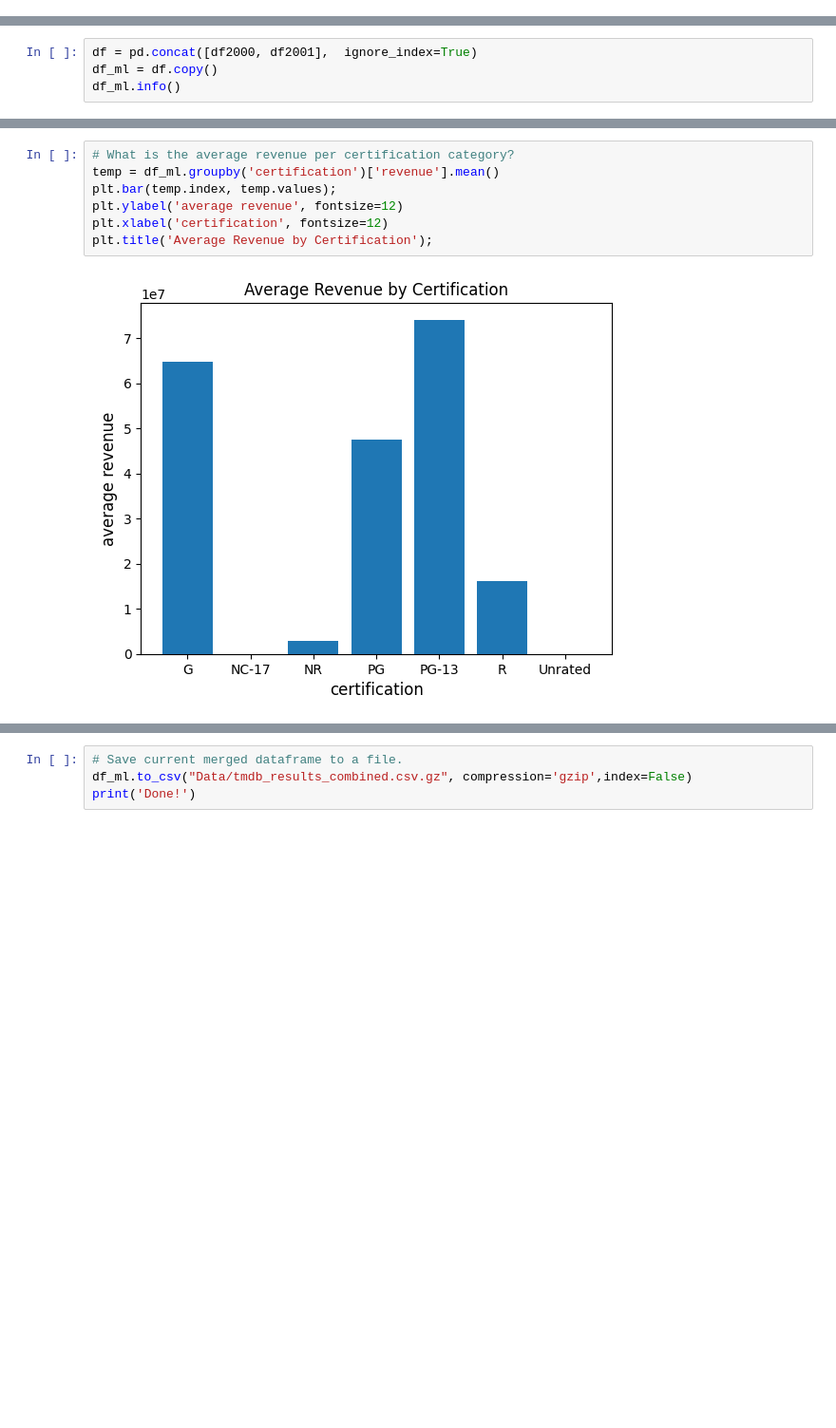
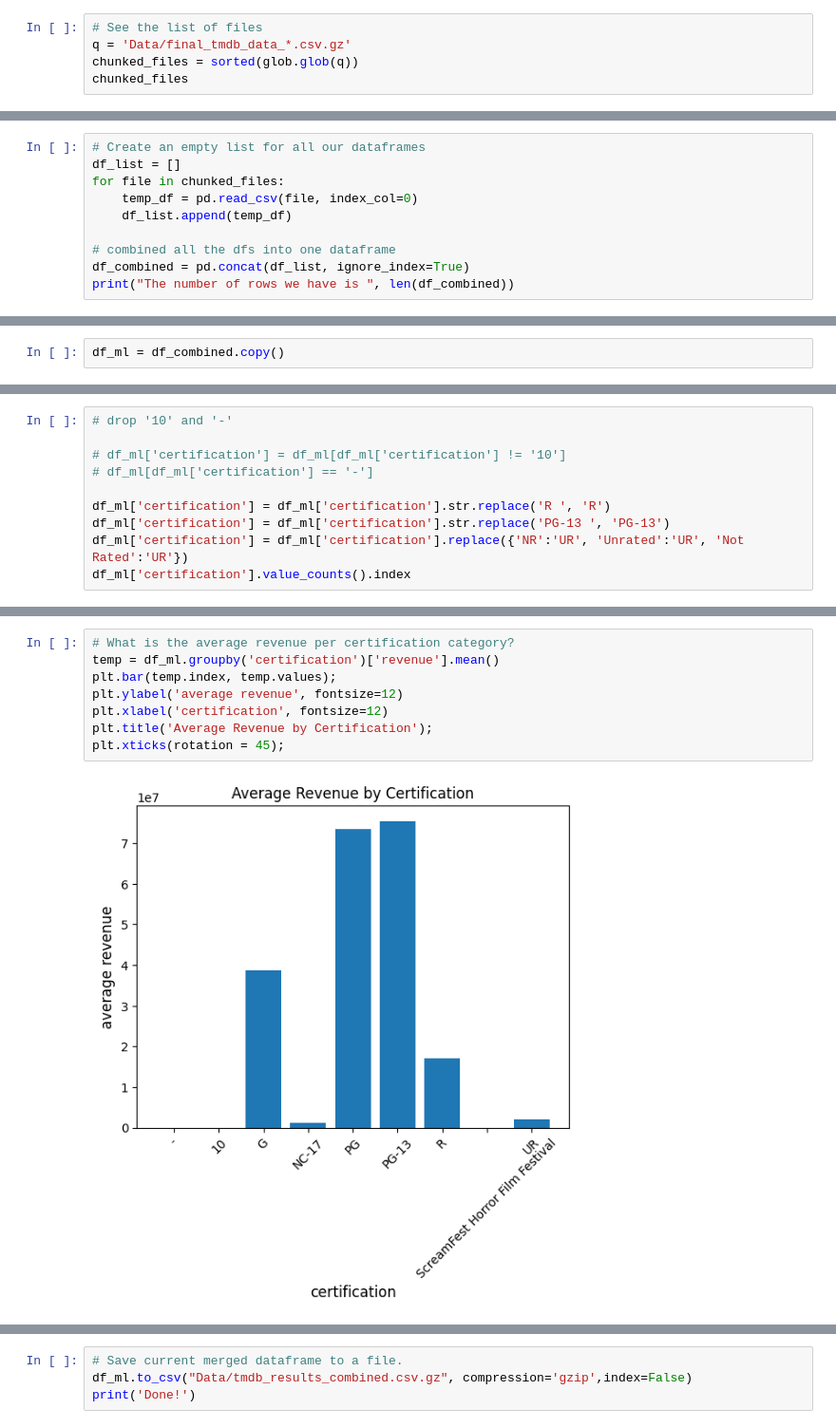
Before and after one commit to zevy613/Final-Project-The-Making-of-a-Successful-Movie, a Jupyter notebook: EDA.ipynb, the cells around one changed output, grey strips where cells are left out. Shown at 95% size. Saved outputs shown, nothing was run; the diff lists cells and outputs as text; blank space fills up the shorter version.

```diff
--- a/EDA.ipynb
+++ b/EDA.ipynb
@@ -8,0 +12,5 @@ df2001 = pd.read_csv('Data/final_tmdb_data_2000.csv.gz')
+# %%
+# See the list of files
+q = 'Data/final_tmdb_data_*.csv.gz'
+chunked_files = sorted(glob.glob(q))
+chunked_files
@@ -8,0 +40,10 @@ df2001 = pd.read_csv('Data/final_tmdb_data_2000.csv.gz')
+# %%
+# Create an empty list for all our dataframes
+df_list = []
+for file in chunked_files:
+    temp_df = pd.read_csv(file, index_col=0)
+    df_list.append(temp_df)
+
+# combined all the dfs into one dataframe
+df_combined = pd.concat(df_list, ignore_index=True)
+print("The number of rows we have is ", len(df_combined))
@@ -9,4 +54,2 @@ df2001 = pd.read_csv('Data/final_tmdb_data_2000.csv.gz')
 # %%
-df = pd.concat([df2000, df2001],  ignore_index=True)
-df_ml = df.copy()
-df_ml.info()
+df_ml = df_combined.copy()
@@ -32,0 +63,10 @@ memory usage: 487.6+ KB
+# %%
+# drop '10' and '-'
+
+# df_ml['certification'] = df_ml[df_ml['certification'] != '10']
+# df_ml[df_ml['certification'] == '-']
+
+df_ml['certification'] = df_ml['certification'].str.replace('R ', 'R')
+df_ml['certification'] = df_ml['certification'].str.replace('PG-13 ', 'PG-13')
+df_ml['certification'] = df_ml['certification'].replace({'NR':'UR', 'Unrated':'UR', 'Not Rated':'UR'})
+df_ml['certification'].value_counts().index
@@ -45,12 +89,13 @@ Text(0.5, 1.0, 'Budget and Revenue per movie')
 # %%
 # What is the average revenue per certification category?
 temp = df_ml.groupby('certification')['revenue'].mean()
 plt.bar(temp.index, temp.values);
 plt.ylabel('average revenue', fontsize=12)
 plt.xlabel('certification', fontsize=12)
 plt.title('Average Revenue by Certification');
+plt.xticks(rotation = 45);
 # %% [output]
-[figure, old version]
+[figure, new version]
 # %%
 # What is the average budget per certification category?
 temp = df_ml.groupby('certification')['budget'].mean()
```
Also changed, not shown: parts of 16 cells of this notebook, 43 other files.
